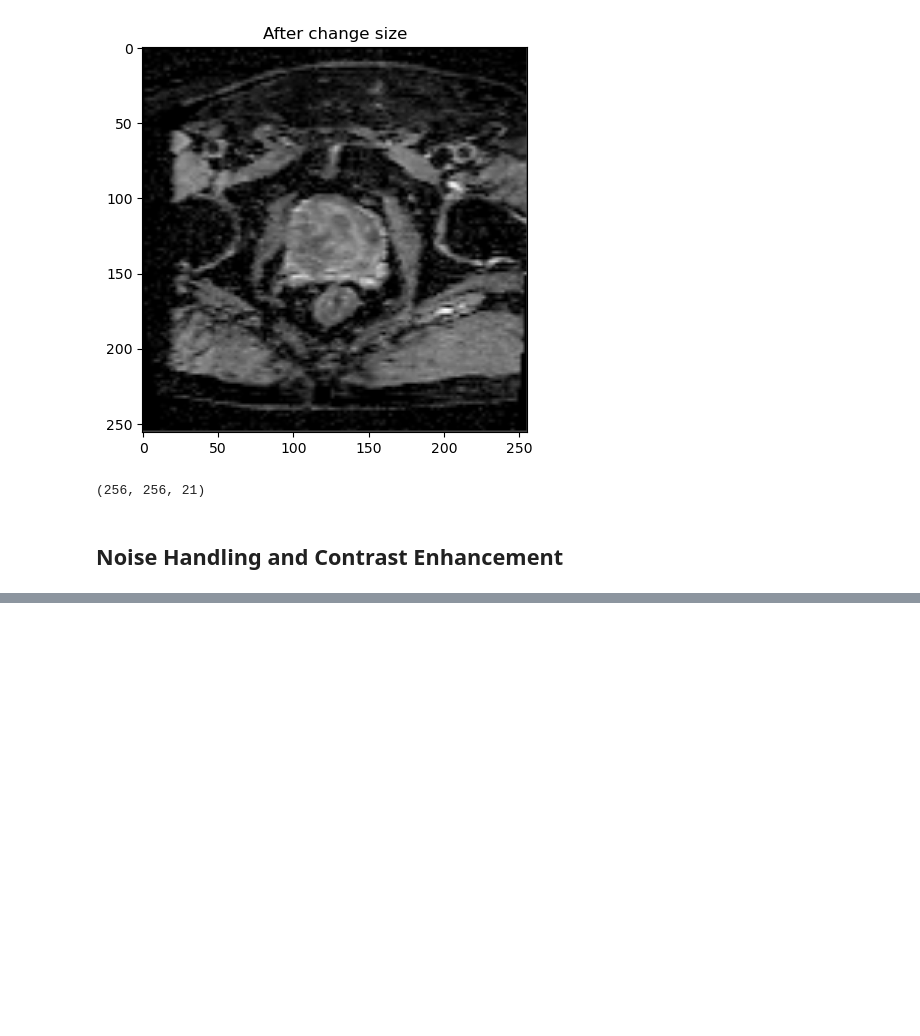
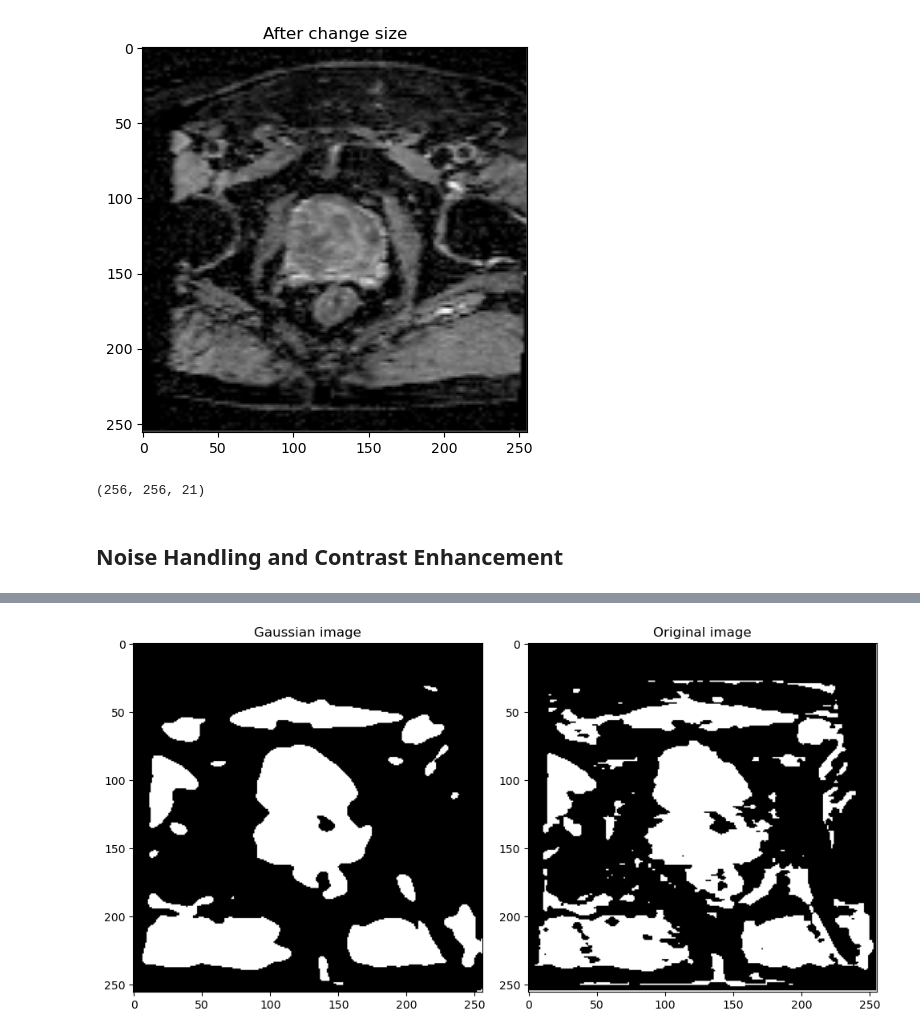
Before and after one commit to Mehrdadt1999/MRI_Preprocessing, a Jupyter notebook: Part2/MRI_preprocessing_part2.ipynb, the cells around one changed output, grey strips where cells are left out. Cells and saved outputs as stored; diff of their text form; code cells hidden in the pictures; blank space fills up the shorter version.

```diff
--- a/Part2/MRI_preprocessing_part2.ipynb
+++ b/Part2/MRI_preprocessing_part2.ipynb
@@ -269,3 +264,23 @@ plt.show()
+# %%
+threshold = sitk.OtsuThresholdImageFilter()
+threshold.SetInsideValue(0)
+threshold.SetOutsideValue(1)
+seg_gauss = threshold.Execute(gaussain_image)
+seg_org = threshold.Execute(imge)
+
+seg_gauss_arr = sitk.GetArrayFromImage(seg_gauss)
+seg_org_arr = sitk.GetArrayFromImage(seg_org)
+plt.figure(figsize=(10, 5))
+plt.subplot(1, 2, 1)
+plt.title("Gaussian image")
+plt.imshow(seg_gauss_arr[10, :, :], cmap='gray')
+plt.subplot(1, 2, 2)
+plt.title("Original image")
+plt.imshow(seg_org_arr[10, :, :], cmap='gray')
+plt.tight_layout()
+plt.show()
+# %% [output]
+[figure, added]
 # %%
 image_array = sitk.GetArrayFromImage(imge)
 gaussian_array = sitk.GetArrayFromImage(gaussain_image)
```
Also changed, not shown: parts of 23 cells of this notebook, 2 other files.
